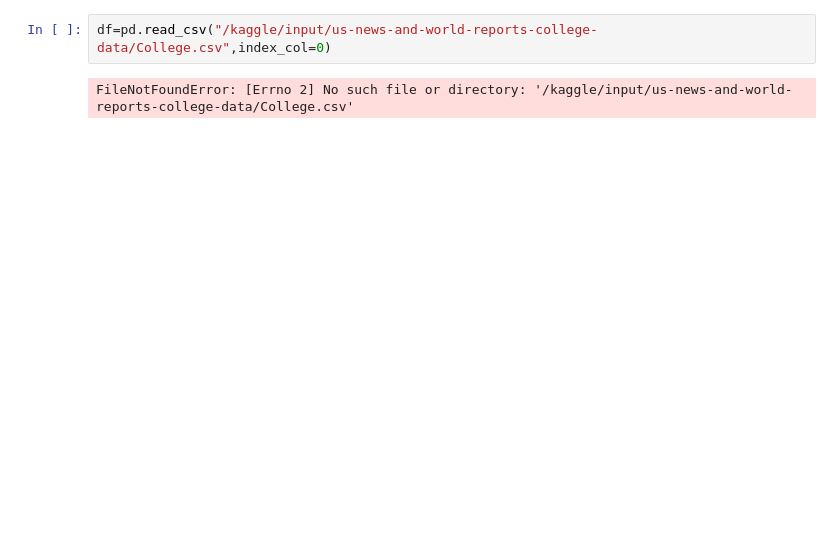
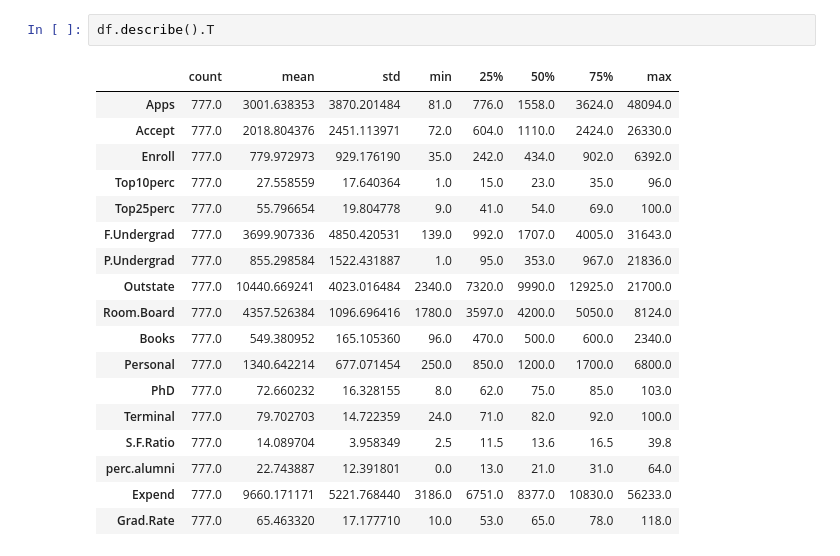
Before and after one commit to UUCompSci/mw-data-respository, a Jupyter notebook: clustering.ipynb, the cells around one changed output. Cells and saved outputs as stored; diff of their text form; blank space fills up the shorter version.

```diff
--- a/clustering.ipynb
+++ b/clustering.ipynb
@@ -16,4 +31,21 @@ import seaborn as sns
-# %%
-df=pd.read_csv("/kaggle/input/us-news-and-world-reports-college-data/College.csv",index_col=0)
-# %% [output]
-FileNotFoundError: [Errno 2] No such file or directory: '/kaggle/input/us-news-and-world-reports-college-data/College.csv'
+# %%
+df.describe().T
+# %% [output]
+|  | count | mean | std | min | 25% | 50% | 75% | max |
+| Apps | 777.0 | 3001.638353 | 3870.201484 | 81.0 | 776.0 | 1558.0 | 3624.0 | 48094.0 |
+| Accept | 777.0 | 2018.804376 | 2451.113971 | 72.0 | 604.0 | 1110.0 | 2424.0 | 26330.0 |
+| Enroll | 777.0 | 779.972973 | 929.176190 | 35.0 | 242.0 | 434.0 | 902.0 | 6392.0 |
+| Top10perc | 777.0 | 27.558559 | 17.640364 | 1.0 | 15.0 | 23.0 | 35.0 | 96.0 |
+| Top25perc | 777.0 | 55.796654 | 19.804778 | 9.0 | 41.0 | 54.0 | 69.0 | 100.0 |
+| F.Undergrad | 777.0 | 3699.907336 | 4850.420531 | 139.0 | 992.0 | 1707.0 | 4005.0 | 31643.0 |
+| P.Undergrad | 777.0 | 855.298584 | 1522.431887 | 1.0 | 95.0 | 353.0 | 967.0 | 21836.0 |
+| Outstate | 777.0 | 10440.669241 | 4023.016484 | 2340.0 | 7320.0 | 9990.0 | 12925.0 | 21700.0 |
+| Room.Board | 777.0 | 4357.526384 | 1096.696416 | 1780.0 | 3597.0 | 4200.0 | 5050.0 | 8124.0 |
+| Books | 777.0 | 549.380952 | 165.105360 | 96.0 | 470.0 | 500.0 | 600.0 | 2340.0 |
+| Personal | 777.0 | 1340.642214 | 677.071454 | 250.0 | 850.0 | 1200.0 | 1700.0 | 6800.0 |
+| PhD | 777.0 | 72.660232 | 16.328155 | 8.0 | 62.0 | 75.0 | 85.0 | 103.0 |
+| Terminal | 777.0 | 79.702703 | 14.722359 | 24.0 | 71.0 | 82.0 | 92.0 | 100.0 |
+| S.F.Ratio | 777.0 | 14.089704 | 3.958349 | 2.5 | 11.5 | 13.6 | 16.5 | 39.8 |
+| perc.alumni | 777.0 | 22.743887 | 12.391801 | 0.0 | 13.0 | 21.0 | 31.0 | 64.0 |
+| Expend | 777.0 | 9660.171171 | 5221.768440 | 3186.0 | 6751.0 | 8377.0 | 10830.0 | 56233.0 |
+| Grad.Rate | 777.0 | 65.463320 | 17.177710 | 10.0 | 53.0 | 65.0 | 78.0 | 118.0 |
```
Also changed, not shown: parts of 18 cells of this notebook, 2 other files.
